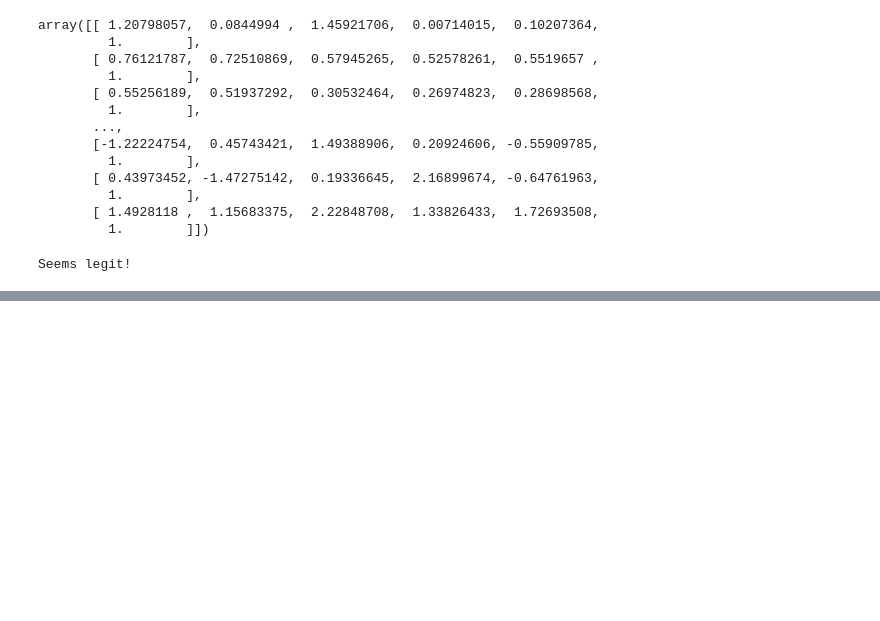
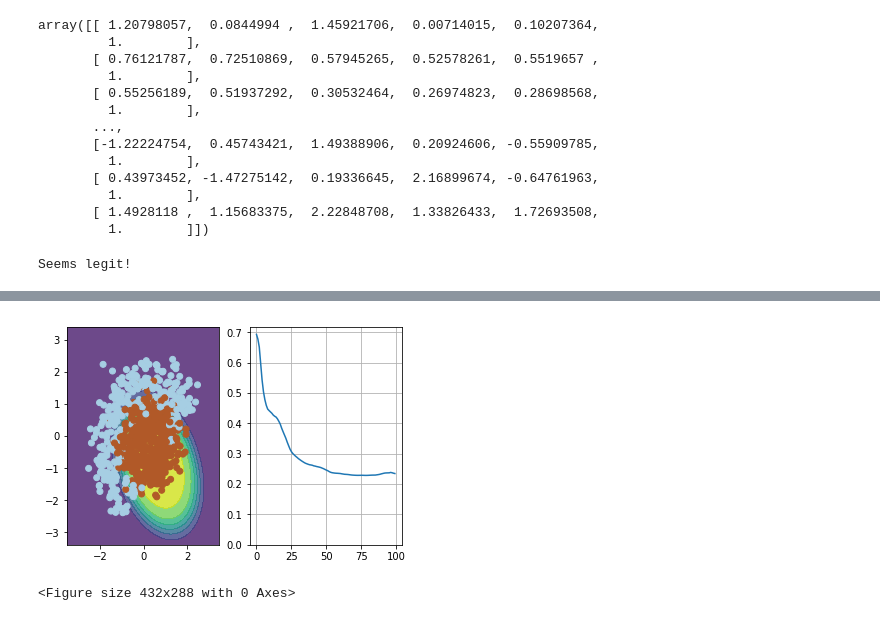
Before and after one commit to Alferdize/Machine-Learning-in-Python, a Jupyter notebook: introduction to deep learning/Untitled.ipynb, the cells around one changed output, grey strips where cells are left out. Drawn from its saved outputs; the diff is of its cells as text; code cells hidden in the pictures; blank space fills up the shorter version.

```diff
--- a/introduction to deep learning/Untitled.ipynb
+++ b/introduction to deep learning/Untitled.ipynb
@@ -111,0 +206,30 @@ Seems legit!
+# %%
+np.random.seed(42)
+w = np.array([0,0,0,0,0,1])
+
+eta = 0.05
+alpha = 0.9
+nu = np.zeros_like(w)
+
+n_iter = 100
+batch_size = 4
+loss = np.zeros(n_iter)
+plt.figure(figsize=(12,5))
+
+
+for i in range(n_iter):
+    ind = np.random.choice(X_expanded.shape[0], batch_size)
+    loss[i] = compute_loss(X_expanded, y, w)
+
+    if i % 10 == 0:
+        visualize(X_expanded[ind, :], y[ind], w, loss)
+
+    dW = compute_grad(X_expanded[ind, :], y[ind], w)
+    nu = alpha*nu+eta*dW
+    w = w - nu
+
+visualize(X, y, w, loss)
+plt.clf()
+# %% [output]
+[figure, added]
+<Figure size 432x288 with 0 Axes>
```
Also changed, not shown: parts of 16 cells of this notebook, 2 other files.
